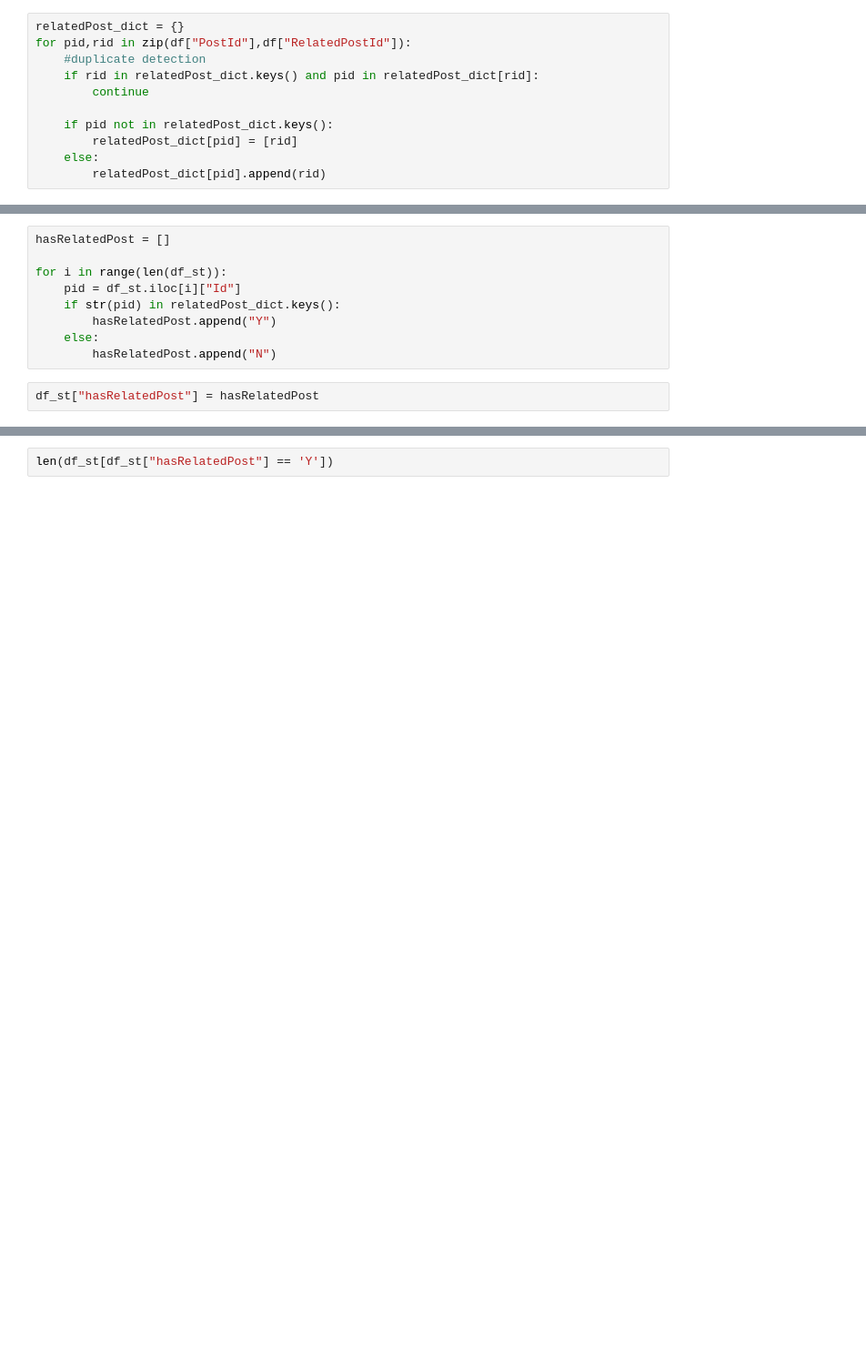
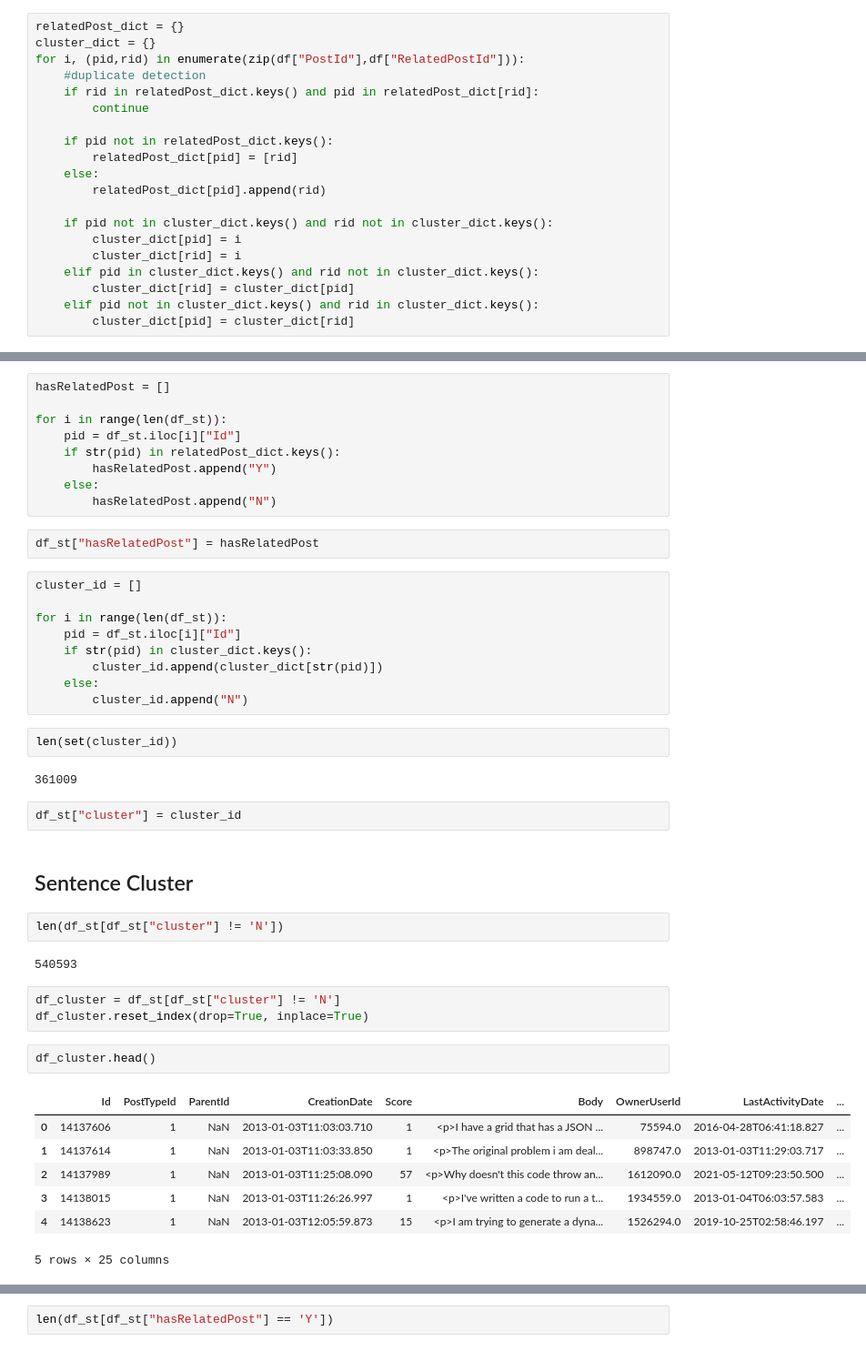
Before and after one commit to NoleWang/Respondent_Recommendation, a Jupyter notebook: Data/tools/LinkedQuestion.ipynb, the cells around one changed output, grey strips where cells are left out. Shown at 91% size. Drawn from its saved outputs; the diff is of its cells as text; blank space fills up the shorter version.

```diff
--- a/Data/tools/LinkedQuestion.ipynb
+++ b/Data/tools/LinkedQuestion.ipynb
@@ -36,7 +36,8 @@ df.head()
 | 4 | 3376 | 2187 | 1 |
 # %%
 relatedPost_dict = {}
-for pid,rid in zip(df["PostId"],df["RelatedPostId"]):
+cluster_dict = {}
+for i, (pid,rid) in enumerate(zip(df["PostId"],df["RelatedPostId"])):
     #duplicate detection
     if rid in relatedPost_dict.keys() and pid in relatedPost_dict[rid]:
         continue
@@ -45,3 +46,11 @@ for pid,rid in zip(df["PostId"],df["RelatedPostId"]):
         relatedPost_dict[pid] = [rid]
     else:
         relatedPost_dict[pid].append(rid)
+
+    if pid not in cluster_dict.keys() and rid not in cluster_dict.keys():
+        cluster_dict[pid] = i
+        cluster_dict[rid] = i
+    elif pid in cluster_dict.keys() and rid not in cluster_dict.keys():
+        cluster_dict[rid] = cluster_dict[pid]
+    elif pid not in cluster_dict.keys() and rid in cluster_dict.keys():
+        cluster_dict[pid] = cluster_dict[rid]
@@ -72,3 +101,37 @@ for i in range(len(df_st)):
         hasRelatedPost.append("N")
 # %%
 df_st["hasRelatedPost"] = hasRelatedPost
+# %%
+cluster_id = []
+
+for i in range(len(df_st)):
+    pid = df_st.iloc[i]["Id"]
+    if str(pid) in cluster_dict.keys():
+        cluster_id.append(cluster_dict[str(pid)])
+    else:
+        cluster_id.append("N")
+# %%
+len(set(cluster_id))
+# %% [output]
+361009
+# %%
+df_st["cluster"] = cluster_id
+# %% [markdown]
+## Sentence Cluster
+# %%
+len(df_st[df_st["cluster"] != 'N'])
+# %% [output]
+540593
+# %%
+df_cluster = df_st[df_st["cluster"] != 'N']
+df_cluster.reset_index(drop=True, inplace=True)
+# %%
+df_cluster.head()
+# %% [output]
+|  | Id | PostTypeId | ParentId | CreationDate | Score | Body | OwnerUserId | LastActivityDate | ... |
+| 0 | 14137606 | 1 | NaN | 2013-01-03T11:03:03.710 | 1 | <p>I have a grid that has a JSON ... | 75594.0 | 2016-04-28T06:41:18.827 | ... |
+| 1 | 14137614 | 1 | NaN | 2013-01-03T11:03:33.850 | 1 | <p>The original problem i am deal... | 898747.0 | 2013-01-03T11:29:03.717 | ... |
+| 2 | 14137989 | 1 | NaN | 2013-01-03T11:25:08.090 | 57 | <p>Why doesn't this code throw an... | 1612090.0 | 2021-05-12T09:23:50.500 | ... |
+| 3 | 14138015 | 1 | NaN | 2013-01-03T11:26:26.997 | 1 | <p>I've written a code to run a t... | 1934559.0 | 2013-01-04T06:03:57.583 | ... |
+| 4 | 14138623 | 1 | NaN | 2013-01-03T12:05:59.873 | 15 | <p>I am trying to generate a dyna... | 1526294.0 | 2019-10-25T02:58:46.197 | ... |
+5 rows × 25 columns
```
Also changed, not shown: parts of 19 cells of this notebook, 2 other files.
